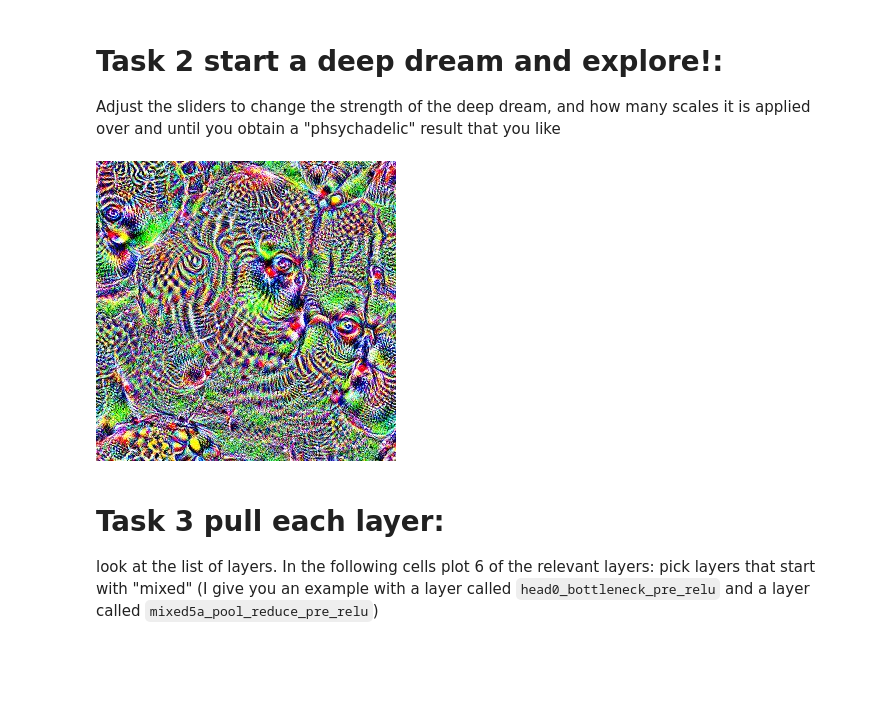
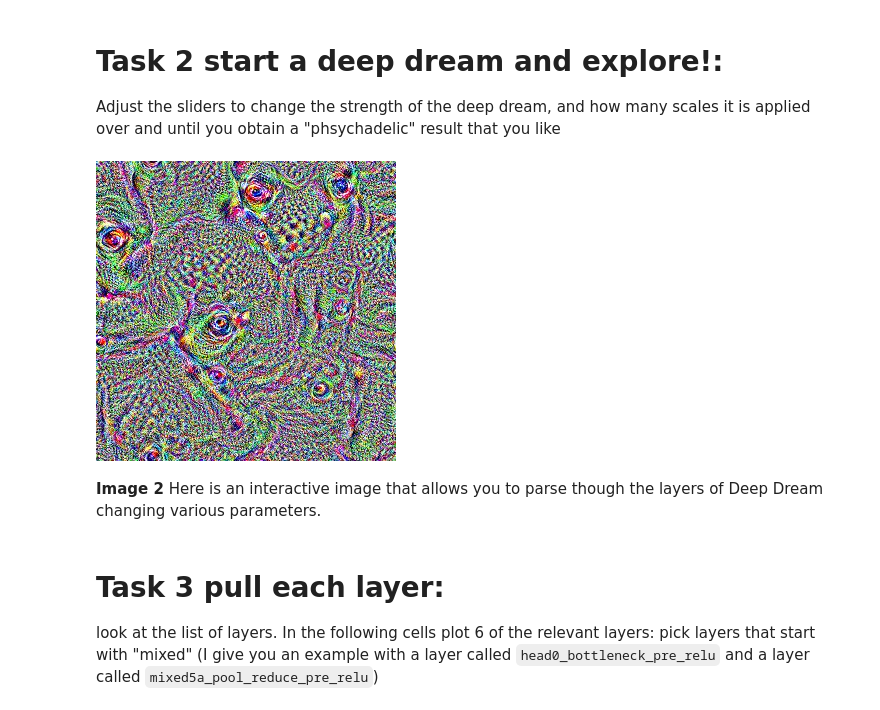
Before and after one commit to Ajb2307/DSPS_ABaldelli, a Jupyter notebook: HW10/DSPS2025_deepdream.ipynb, the cells around one changed output. Cells and saved outputs as stored; diff of their text form; code cells hidden in the pictures; blank space fills up the shorter version.

```diff
--- a/HW10/DSPS2025_deepdream.ipynb
+++ b/HW10/DSPS2025_deepdream.ipynb
@@ -156,13 +158,15 @@ Adjust the sliders to change the strength of the deep dream, and how many scales
 # %%
 octave_n = 3 #@param {type:"slider", max: 10}
 octave_scale = 1.4 #@param {type:"number"}
-iter_n = 34 #@param {type:"slider", max: 50}
+iter_n = 12 #@param {type:"slider", max: 50}
 strength = 596 #@param {type:"slider", max: 1000}
 layer = "mixed5a"  #@param ["mixed3a", "mixed3b", "mixed4a", "mixed4c", "mixed5a"]
 
 final = render_deepdream(tf.square(T(layer)), rnd)
 # %% [output]
-[figure, old version]
+[figure, new version]
+# %% [markdown]
+**Image 2** Here is an interactive image that allows you to parse though the layers of Deep Dream changing various parameters.
 # %% [markdown]
  # Task 3 pull each layer:
  look at the list of layers. In the following cells plot 6 of the relevant layers: pick layers that start with "mixed"  (I give you an example with a layer called `head0_bottleneck_pre_relu` and a layer called `mixed5a_pool_reduce_pre_relu`)
```
Also changed, not shown: parts of 5 cells of this notebook.
